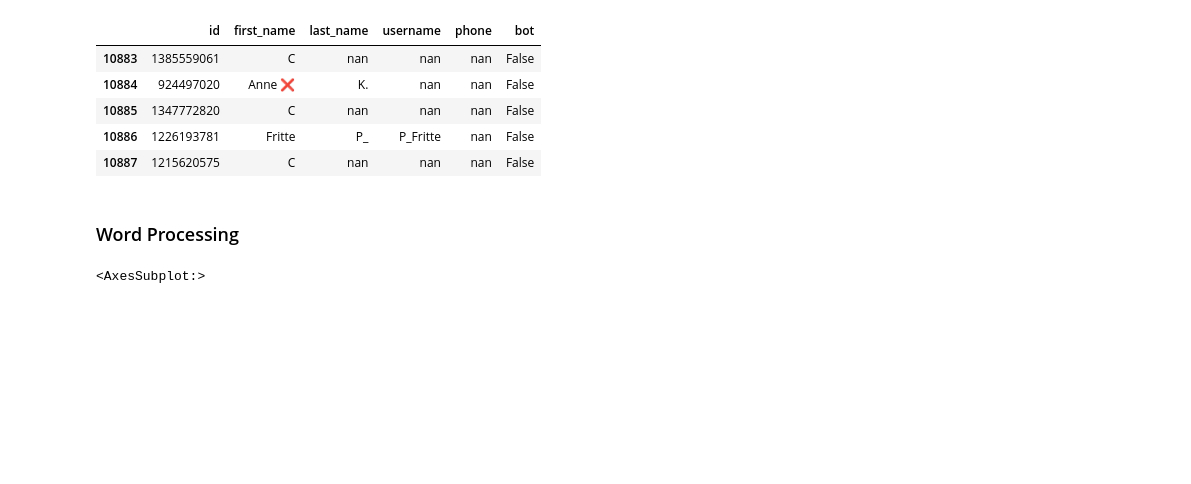
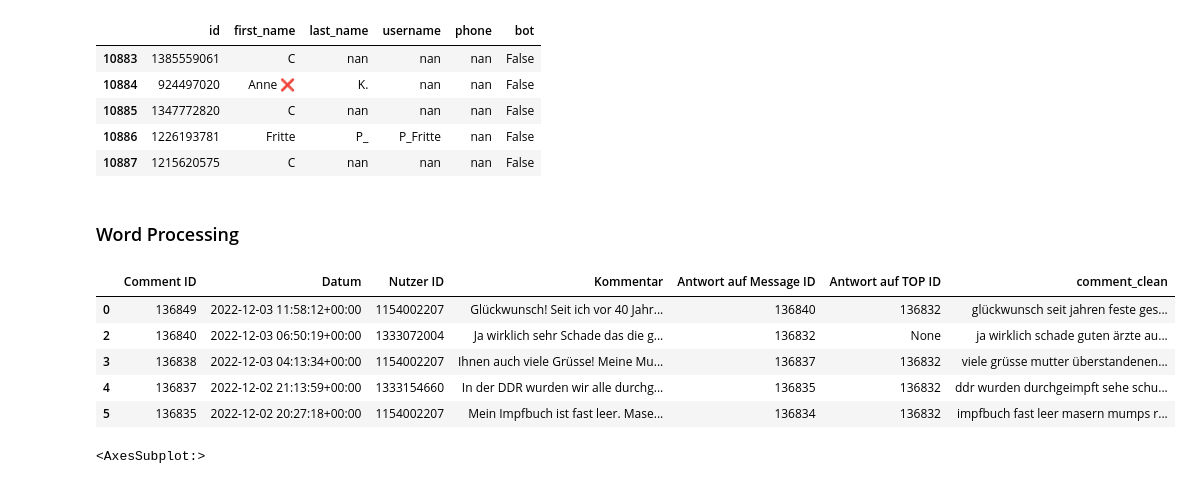
Before and after one commit to ChristianWussow/Portfolio, a Jupyter notebook: Telegram_group_analysis.ipynb, the cells around one changed output. Drawn from its saved outputs; the diff is of its cells as text; code cells hidden in the pictures; blank space fills up the shorter version.

```diff
--- a/Telegram_group_analysis.ipynb
+++ b/Telegram_group_analysis.ipynb
@@ -293,8 +293,17 @@ def clean_text(text):
 # %%
 comment_df=comment_df.dropna()
 comment_df["comment_clean"] = comment_df.Kommentar.map(
-    lambda x: clean_text(x, for_embedding=False) if isinstance(x, str) else x
+    lambda x: clean_text(x) if isinstance(x, str) else x
 )
+# %%
+comment_df.head()
+# %% [output]
+|  | Comment ID | Datum | Nutzer ID | Kommentar | Antwort auf Message ID | Antwort auf TOP ID | comment_clean |
+| 0 | 136849 | 2022-12-03 11:58:12+00:00 | 1154002207 | Glückwunsch! Seit ich vor 40 Jahr... | 136840 | 136832 | glückwunsch seit jahren feste ges... |
+| 2 | 136840 | 2022-12-03 06:50:19+00:00 | 1333072004 | Ja wirklich sehr Schade das die g... | 136832 | None | ja wirklich schade guten ärzte au... |
+| 3 | 136838 | 2022-12-03 04:13:34+00:00 | 1154002207 | Ihnen auch viele Grüsse! Meine Mu... | 136837 | 136832 | viele grüsse mutter überstandenen... |
+| 4 | 136837 | 2022-12-02 21:13:59+00:00 | 1333154660 | In der DDR wurden wir alle durchg... | 136835 | 136832 | ddr wurden durchgeimpft sehe schu... |
+| 5 | 136835 | 2022-12-02 20:27:18+00:00 | 1154002207 | Mein Impfbuch ist fast leer. Mase... | 136834 | 136832 | impfbuch fast leer masern mumps r... |
 # %%
 import matplotlib.pyplot as plt
 
```
Also changed, not shown: parts of 6 cells of this notebook.
